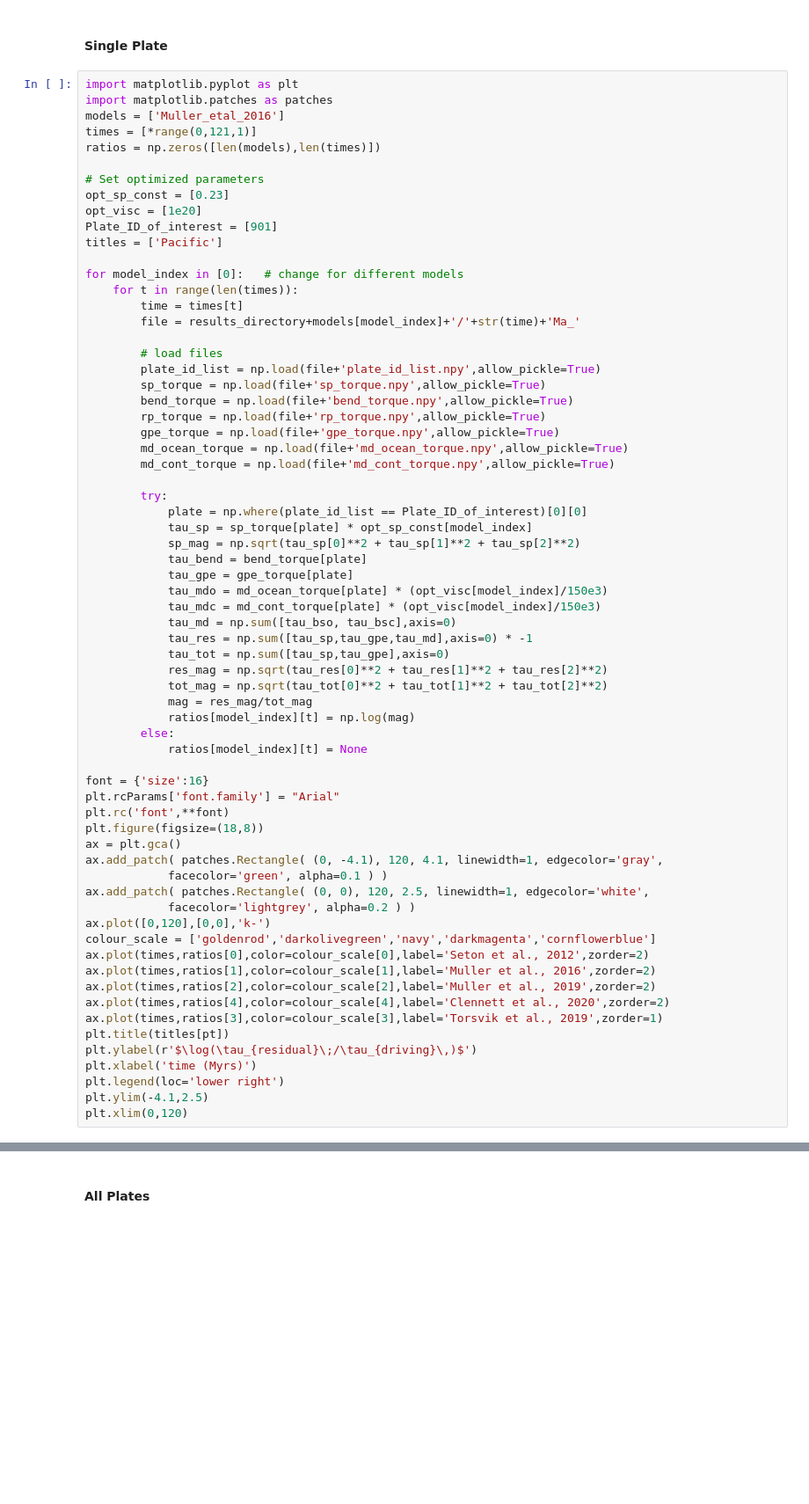
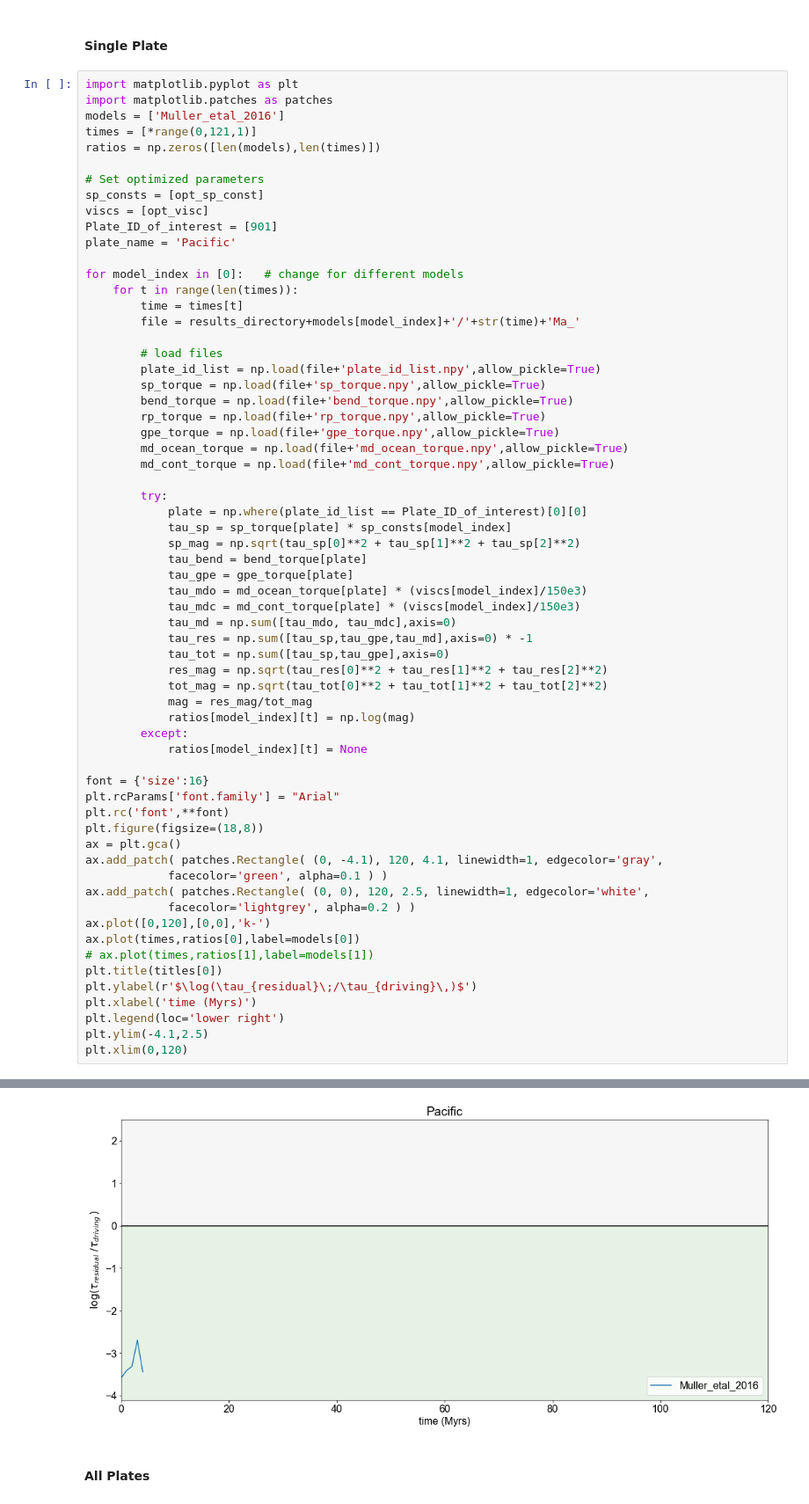
Before and after one commit to edward-clennett/Plate_driving_forces, a Jupyter notebook: Plate_driving_forces_analysis.ipynb, the cells around one changed output, grey strips where cells are left out. Shown at 88% size. Cells and saved outputs as stored; diff of their text form; blank space fills up the shorter version.

```diff
--- a/Plate_driving_forces_analysis.ipynb
+++ b/Plate_driving_forces_analysis.ipynb
@@ -534,10 +592,10 @@ times = [*range(0,121,1)]
 ratios = np.zeros([len(models),len(times)])
 
 # Set optimized parameters
-opt_sp_const = [0.23]
-opt_visc = [1e20]
+sp_consts = [opt_sp_const]
+viscs = [opt_visc]
 Plate_ID_of_interest = [901]
-titles = ['Pacific']
+plate_name = 'Pacific'
 
 for model_index in [0]:   # change for different models
     for t in range(len(times)):
@@ -555,20 +613,20 @@ for model_index in [0]:   # change for different models
 
         try:
             plate = np.where(plate_id_list == Plate_ID_of_interest)[0][0]
-            tau_sp = sp_torque[plate] * opt_sp_const[model_index]
+            tau_sp = sp_torque[plate] * sp_consts[model_index]
             sp_mag = np.sqrt(tau_sp[0]**2 + tau_sp[1]**2 + tau_sp[2]**2)
             tau_bend = bend_torque[plate]
             tau_gpe = gpe_torque[plate]
-            tau_mdo = md_ocean_torque[plate] * (opt_visc[model_index]/150e3)
-            tau_mdc = md_cont_torque[plate] * (opt_visc[model_index]/150e3)
-            tau_md = np.sum([tau_bso, tau_bsc],axis=0)
+            tau_mdo = md_ocean_torque[plate] * (viscs[model_index]/150e3)
+            tau_mdc = md_cont_torque[plate] * (viscs[model_index]/150e3)
+            tau_md = np.sum([tau_mdo, tau_mdc],axis=0)
             tau_res = np.sum([tau_sp,tau_gpe,tau_md],axis=0) * -1
             tau_tot = np.sum([tau_sp,tau_gpe],axis=0)
             res_mag = np.sqrt(tau_res[0]**2 + tau_res[1]**2 + tau_res[2]**2)
             tot_mag = np.sqrt(tau_tot[0]**2 + tau_tot[1]**2 + tau_tot[2]**2)
             mag = res_mag/tot_mag
             ratios[model_index][t] = np.log(mag)
-        else:
+        except:
             ratios[model_index][t] = None
 
 font = {'size':16}
@@ -581,15 +639,12 @@ ax.add_patch( patches.Rectangle( (0, -4.1), 120, 4.1, linewidth=1, edgecolor='gr
 ax.add_patch( patches.Rectangle( (0, 0), 120, 2.5, linewidth=1, edgecolor='white',
             facecolor='lightgrey', alpha=0.2 ) )
 ax.plot([0,120],[0,0],'k-')
-colour_scale = ['goldenrod','darkolivegreen','navy','darkmagenta','cornflowerblue']
-ax.plot(times,ratios[0],color=colour_scale[0],label='Seton et al., 2012',zorder=2)
-ax.plot(times,ratios[1],color=colour_scale[1],label='Muller et al., 2016',zorder=2)
-ax.plot(times,ratios[2],color=colour_scale[2],label='Muller et al., 2019',zorder=2)
-ax.plot(times,ratios[4],color=colour_scale[4],label='Clennett et al., 2020',zorder=2)
-ax.plot(times,ratios[3],color=colour_scale[3],label='Torsvik et al., 2019',zorder=1)
-plt.title(titles[pt])
+ax.plot(times,ratios[0],label=models[0])
+# ax.plot(times,ratios[1],label=models[1])
+plt.title(titles[0])
 plt.ylabel(r'$\log(\tau_{residual}\;/\tau_{driving}\,)$')
 plt.xlabel('time (Myrs)')
 plt.legend(loc='lower right')
 plt.ylim(-4.1,2.5)
 plt.xlim(0,120)
+# %% [output]
@@ -596,3 +662,4 @@ plt.xlim(0,120)
+[figure, added]
 # %% [markdown]
 #### All Plates
 # %%
```
Also changed, not shown: parts of 13 cells of this notebook, 2 other files.
